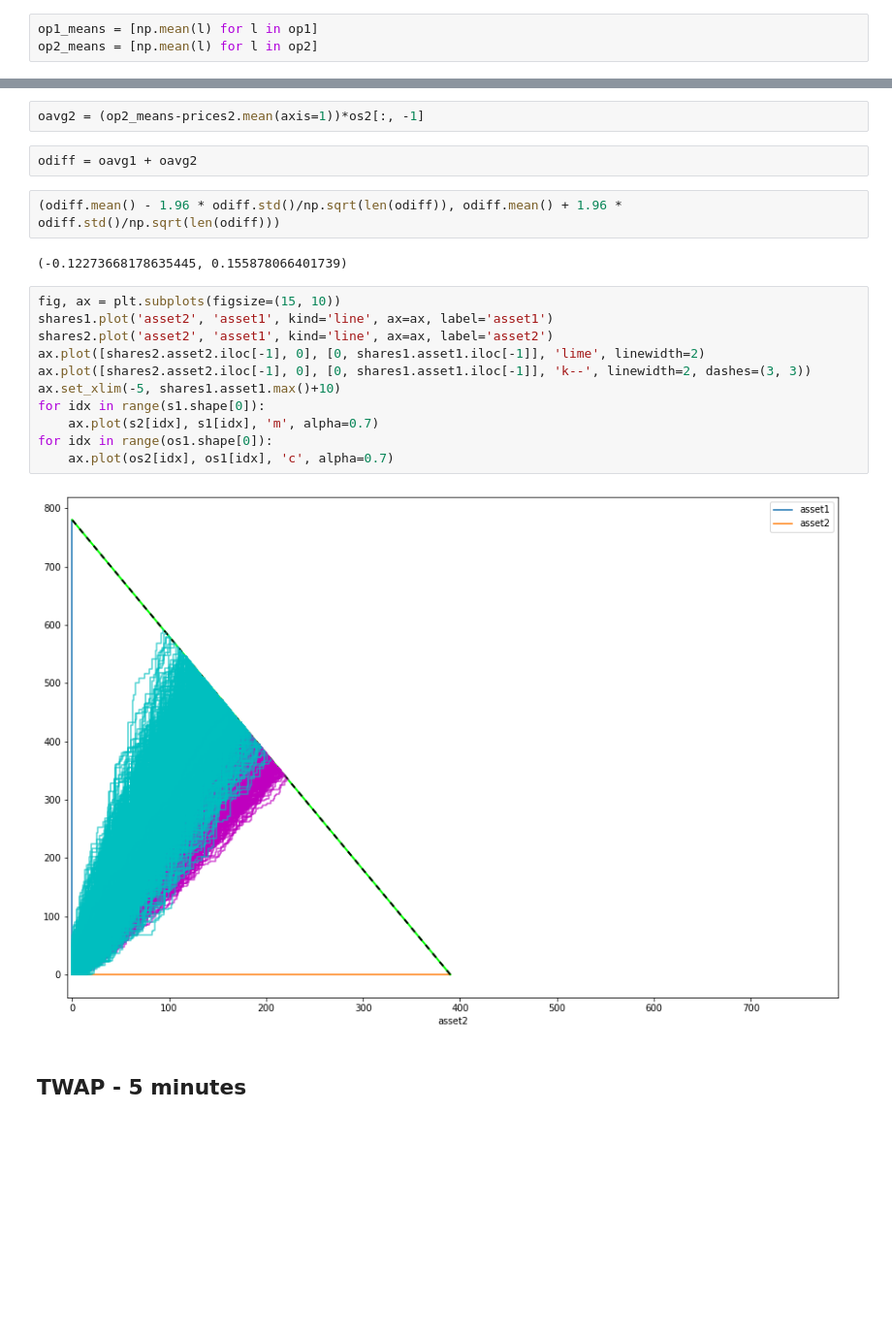
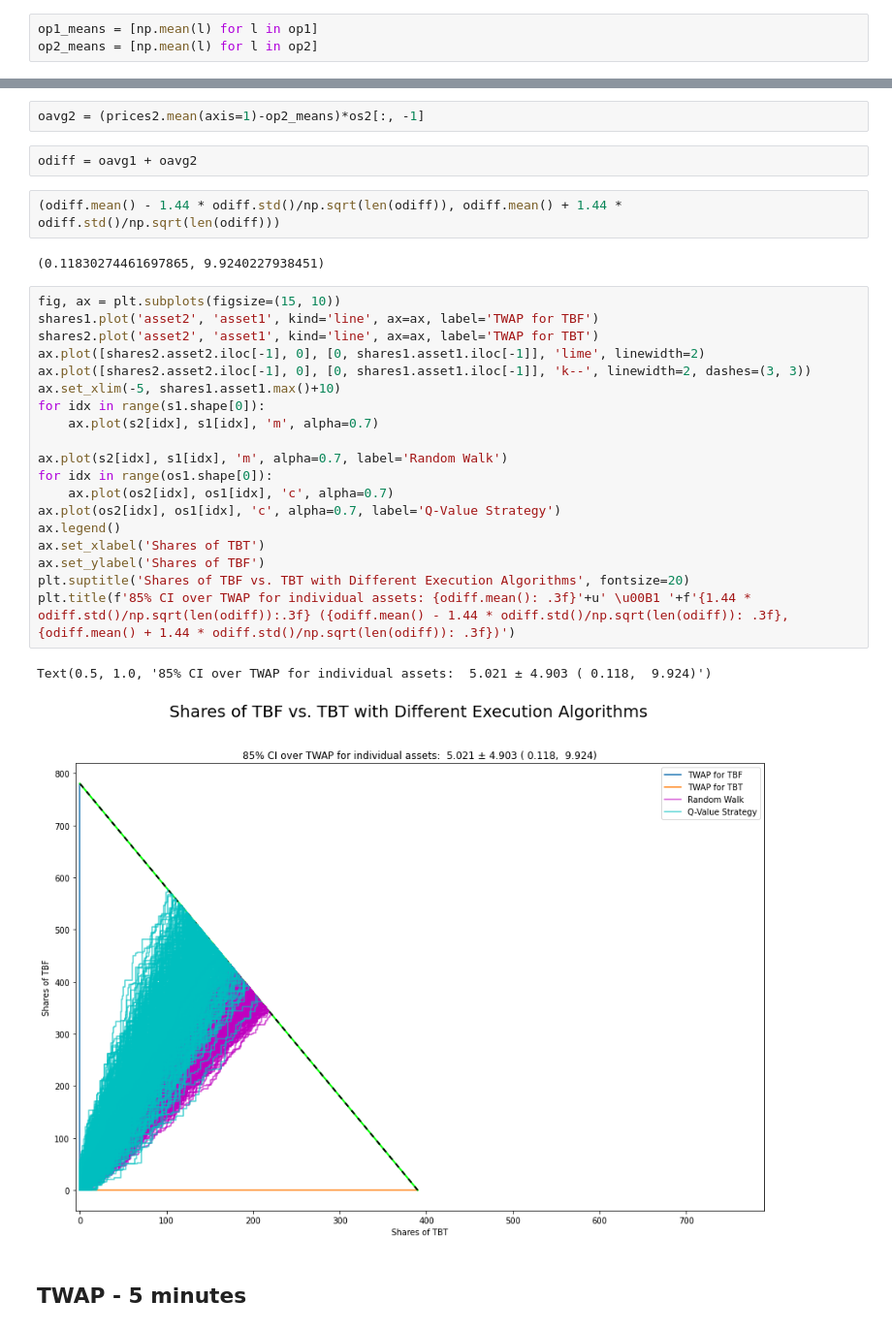
Before and after one commit to kew96/MicroPriceTradingRL, a Jupyter notebook: OptimalExecutionRL/Base_TWAPs.ipynb, the cells around one changed output, grey strips where cells are left out. Shown: that part at 97% size. Drawn from its saved outputs; the diff is of its cells as text; blank space fills up the shorter version.

```diff
--- a/OptimalExecutionRL/Base_TWAPs.ipynb
+++ b/OptimalExecutionRL/Base_TWAPs.ipynb
@@ -129,24 +129,33 @@ oavg1 = (op1_means-prices1.mean(axis=1))*os1[:, -1]
 # %%
-oavg2 = (op2_means-prices2.mean(axis=1))*os2[:, -1]
+oavg2 = (prices2.mean(axis=1)-op2_means)*os2[:, -1]
 # %%
 odiff = oavg1 + oavg2
 # %%
-(odiff.mean() - 1.96 * odiff.std()/np.sqrt(len(odiff)), odiff.mean() + 1.96 * odiff.std()/np.sqrt(len(odiff)))
+(odiff.mean() - 1.44 * odiff.std()/np.sqrt(len(odiff)), odiff.mean() + 1.44 * odiff.std()/np.sqrt(len(odiff)))
 # %% [output]
-(-0.12273668178635445, 0.155878066401739)
+(0.11830274461697865, 9.9240227938451)
 # %%
 fig, ax = plt.subplots(figsize=(15, 10))
-shares1.plot('asset2', 'asset1', kind='line', ax=ax, label='asset1')
-shares2.plot('asset2', 'asset1', kind='line', ax=ax, label='asset2')
+shares1.plot('asset2', 'asset1', kind='line', ax=ax, label='TWAP for TBF')
+shares2.plot('asset2', 'asset1', kind='line', ax=ax, label='TWAP for TBT')
 ax.plot([shares2.asset2.iloc[-1], 0], [0, shares1.asset1.iloc[-1]], 'lime', linewidth=2)
 ax.plot([shares2.asset2.iloc[-1], 0], [0, shares1.asset1.iloc[-1]], 'k--', linewidth=2, dashes=(3, 3))
 ax.set_xlim(-5, shares1.asset1.max()+10)
 for idx in range(s1.shape[0]):
     ax.plot(s2[idx], s1[idx], 'm', alpha=0.7)
+
+ax.plot(s2[idx], s1[idx], 'm', alpha=0.7, label='Random Walk')
 for idx in range(os1.shape[0]):
     ax.plot(os2[idx], os1[idx], 'c', alpha=0.7)
+ax.plot(os2[idx], os1[idx], 'c', alpha=0.7, label='Q-Value Strategy')
+ax.legend()
+ax.set_xlabel('Shares of TBT')
+ax.set_ylabel('Shares of TBF')
+plt.suptitle('Shares of TBF vs. TBT with Different Execution Algorithms', fontsize=20)
+plt.title(f'85% CI over TWAP for individual assets: {odiff.mean(): .3f}'+u' \u00B1 '+f'{1.44 * odiff.std()/np.sqrt(len(odiff)):.3f} ({odiff.mean() - 1.44 * odiff.std()/np.sqrt(len(odiff)): .3f}, {odiff.mean() + 1.44 * odiff.std()/np.sqrt(len(odiff)): .3f})')
 # %% [output]
+Text(0.5, 1.0, '85% CI over TWAP for individual assets:  5.021 ± 4.903 ( 0.118,  9.924)')
-[figure, old version]
+[figure, new version]
 # %% [markdown]
 ## TWAP - 5 minutes
 # %%
```
Also changed, not shown: parts of 7 cells of this notebook, 3 other files.
